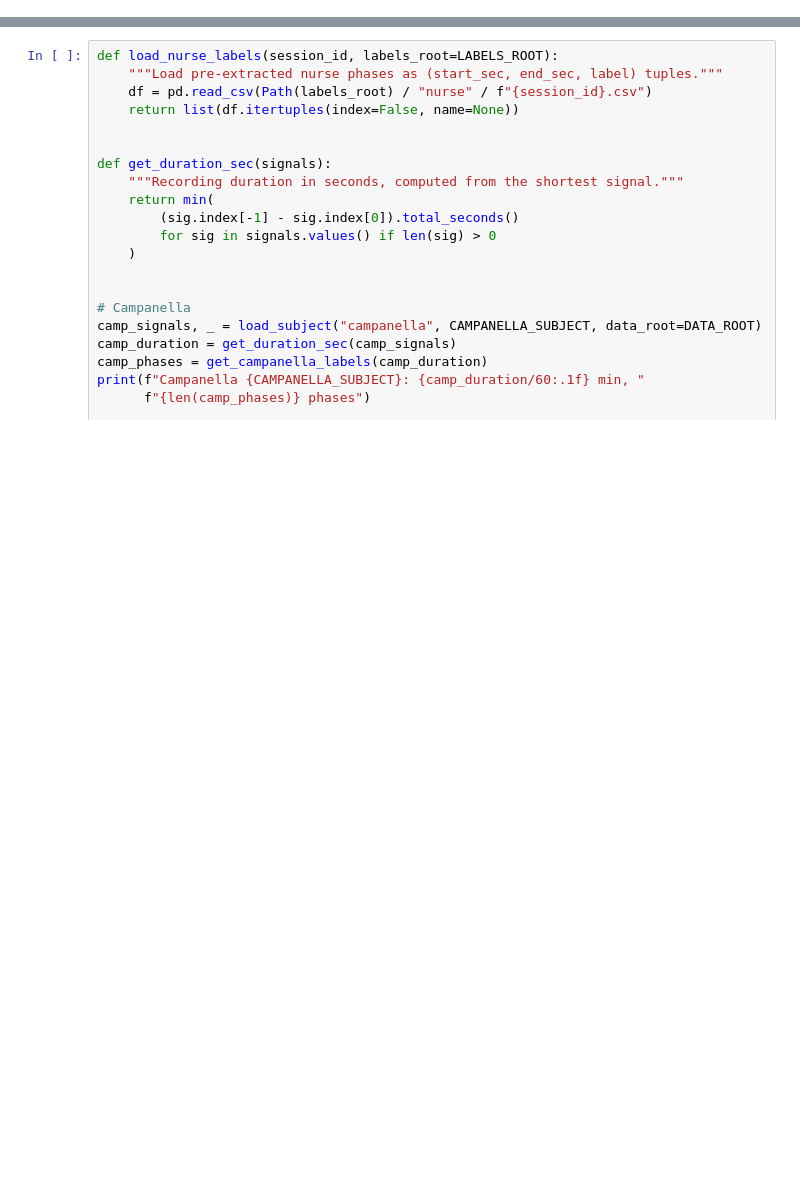
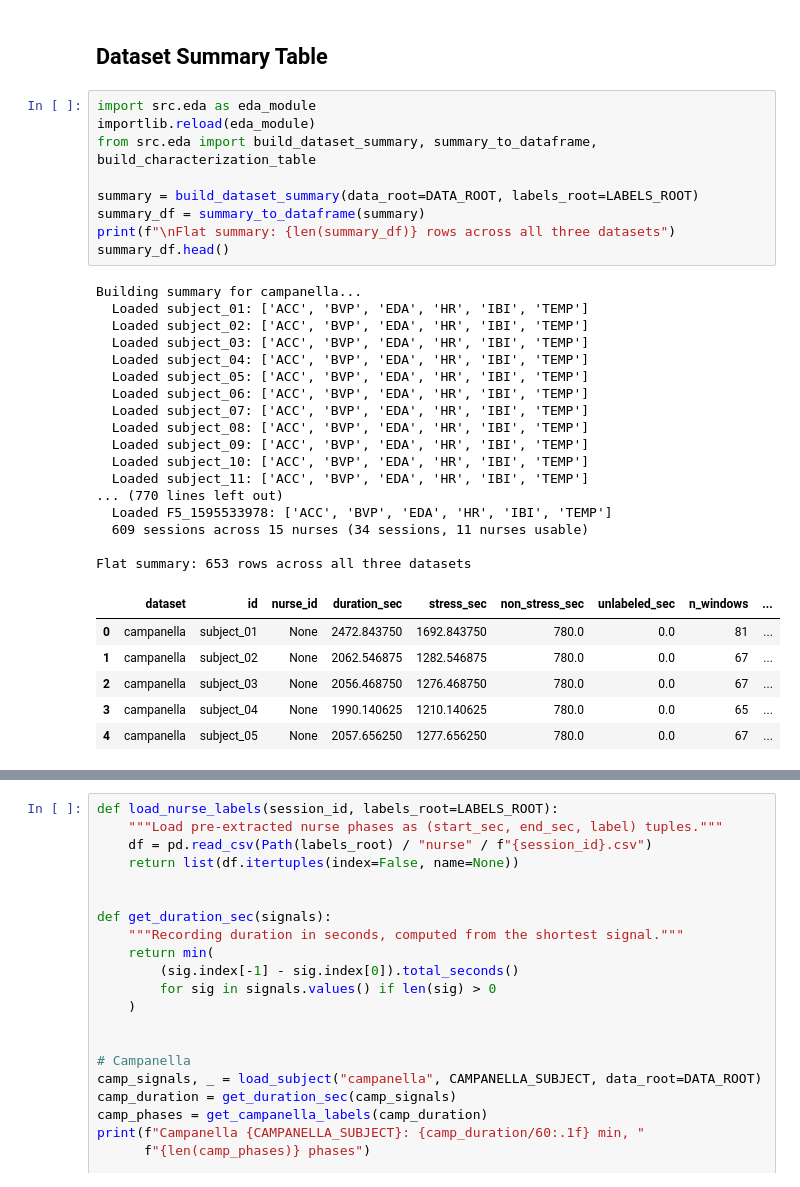
Before and after one commit to hifsakazmi/cross-dataset-stress-detection, a Jupyter notebook: notebooks/01_eda.ipynb, the cells around one changed output, grey strips where cells are left out. Saved outputs shown, nothing was run; the diff lists cells and outputs as text; blank space fills up the shorter version.

```diff
--- a/notebooks/01_eda.ipynb
+++ b/notebooks/01_eda.ipynb
@@ -2,0 +41,35 @@
+# %% [markdown]
+## Dataset Summary Table
+# %%
+import src.eda as eda_module
+importlib.reload(eda_module)
+from src.eda import build_dataset_summary, summary_to_dataframe, build_characterization_table
+
+summary = build_dataset_summary(data_root=DATA_ROOT, labels_root=LABELS_ROOT)
+summary_df = summary_to_dataframe(summary)
+print(f"\nFlat summary: {len(summary_df)} rows across all three datasets")
+summary_df.head()
+# %% [output]
+Building summary for campanella...
+  Loaded subject_01: ['ACC', 'BVP', 'EDA', 'HR', 'IBI', 'TEMP']
+  Loaded subject_02: ['ACC', 'BVP', 'EDA', 'HR', 'IBI', 'TEMP']
+  Loaded subject_03: ['ACC', 'BVP', 'EDA', 'HR', 'IBI', 'TEMP']
+  Loaded subject_04: ['ACC', 'BVP', 'EDA', 'HR', 'IBI', 'TEMP']
+  Loaded subject_05: ['ACC', 'BVP', 'EDA', 'HR', 'IBI', 'TEMP']
+  Loaded subject_06: ['ACC', 'BVP', 'EDA', 'HR', 'IBI', 'TEMP']
+  Loaded subject_07: ['ACC', 'BVP', 'EDA', 'HR', 'IBI', 'TEMP']
+  Loaded subject_08: ['ACC', 'BVP', 'EDA', 'HR', 'IBI', 'TEMP']
+  Loaded subject_09: ['ACC', 'BVP', 'EDA', 'HR', 'IBI', 'TEMP']
+  Loaded subject_10: ['ACC', 'BVP', 'EDA', 'HR', 'IBI', 'TEMP']
+  Loaded subject_11: ['ACC', 'BVP', 'EDA', 'HR', 'IBI', 'TEMP']
+... (770 lines left out)
+  Loaded F5_1595533978: ['ACC', 'BVP', 'EDA', 'HR', 'IBI', 'TEMP']
+  609 sessions across 15 nurses (34 sessions, 11 nurses usable)
+
+Flat summary: 653 rows across all three datasets
+|  | dataset | id | nurse_id | duration_sec | stress_sec | non_stress_sec | unlabeled_sec | n_windows | ... |
+| 0 | campanella | subject_01 | None | 2472.843750 | 1692.843750 | 780.0 | 0.0 | 81 | ... |
+| 1 | campanella | subject_02 | None | 2062.546875 | 1282.546875 | 780.0 | 0.0 | 67 | ... |
+| 2 | campanella | subject_03 | None | 2056.468750 | 1276.468750 | 780.0 | 0.0 | 67 | ... |
+| 3 | campanella | subject_04 | None | 1990.140625 | 1210.140625 | 780.0 | 0.0 | 65 | ... |
+| 4 | campanella | subject_05 | None | 2057.656250 | 1277.656250 | 780.0 | 0.0 | 67 | ... |
```
Also changed, not shown: parts of 18 cells of this notebook.
